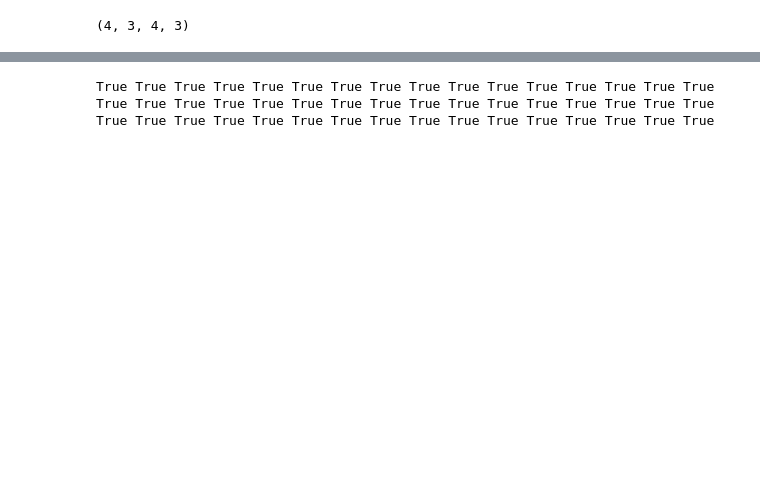
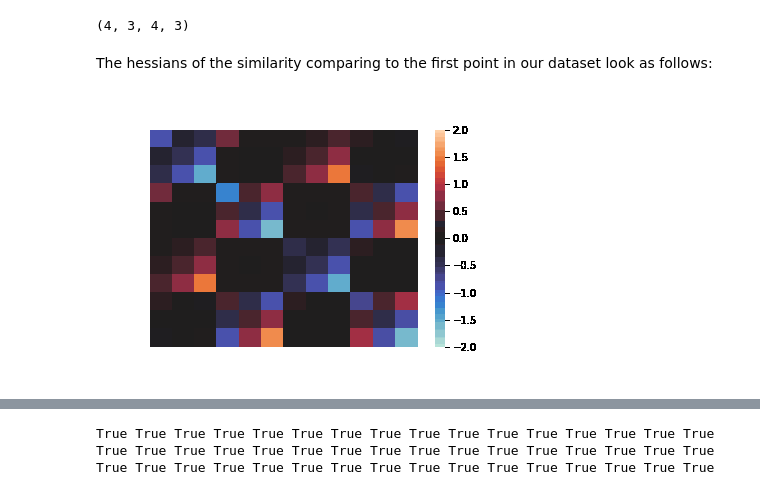
Before and after one commit to boc0/gdml, a Jupyter notebook: dipole.ipynb, the cells around one changed output, grey strips where cells are left out. Drawn from its saved outputs; the diff is of its cells as text; code cells hidden in the pictures; blank space fills up the shorter version.

```diff
--- a/dipole.ipynb
+++ b/dipole.ipynb
@@ -66,4 +67,10 @@ _hess = hessian(_gaussian)
 print(_hess(X[1]).shape)
 # %% [output]
 (4, 3, 4, 3)
+# %% [markdown]
+The hessians of the similarity comparing to the first point in our dataset look as follows:
+# %%
+Image(filename="images/hessians.gif")
+# %% [output]
+[figure, added]
 # %% [markdown]
```
Also changed, not shown: parts of 10 cells of this notebook, 6 other files.
